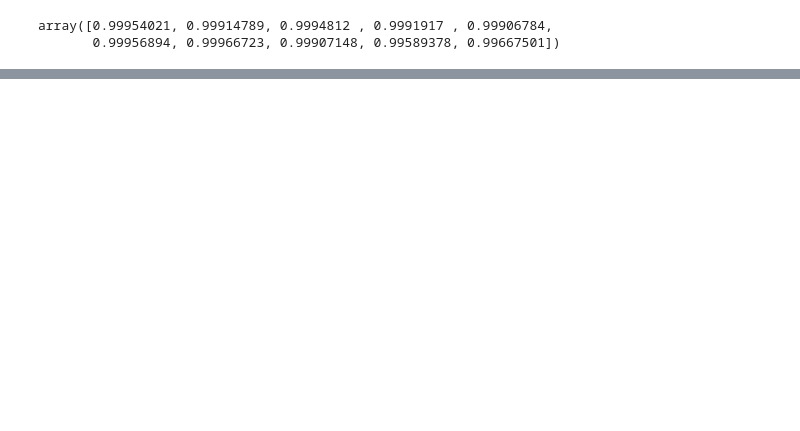
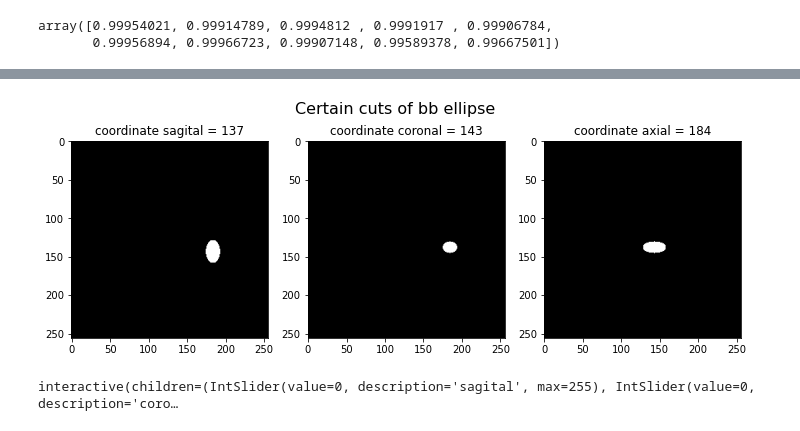
Before and after one commit to mrugnivenko/MRI-segmentation, a Jupyter notebook: Step_by_step_understanding.ipynb, the cells around one changed output, grey strips where cells are left out. Cells and saved outputs as stored; diff of their text form; code cells hidden in the pictures; blank space fills up the shorter version.

```diff
--- a/Step_by_step_understanding.ipynb
+++ b/Step_by_step_understanding.ipynb
@@ -203,0 +308,4 @@ array([0.99954021, 0.99914789, 0.9994812 , 0.9991917 , 0.99906784,
+# %%
+plot_certain_cuts(bb2, get_center_coord_of_bb(bb2), 'bb ellipse')
+# %% [output]
+[figure, added]
@@ -203,0 +336,12 @@ array([0.99954021, 0.99914789, 0.9994812 , 0.9991917 , 0.99906784,
+# %%
+sld_sagital = IntSlider(min=0, max=bb1.shape[0]-1, step=1, continuous_update=True)
+sld_coronal = IntSlider(min=0, max=bb1.shape[1]-1, step=1, continuous_update=True)
+sld_axial   = IntSlider(min=0, max=bb1.shape[2]-1, step=1, continuous_update=True)
+
+interact(vary_coordinate,
+     sagital = sld_sagital,
+     coronal = sld_coronal,
+     axial = sld_axial,
+     axis = 'axial');
+# %% [output]
+interactive(children=(IntSlider(value=0, description='sagital', max=255), IntSlider(value=0, description='coro…
```
Also changed, not shown: parts of 20 cells of this notebook, 2 other files.
